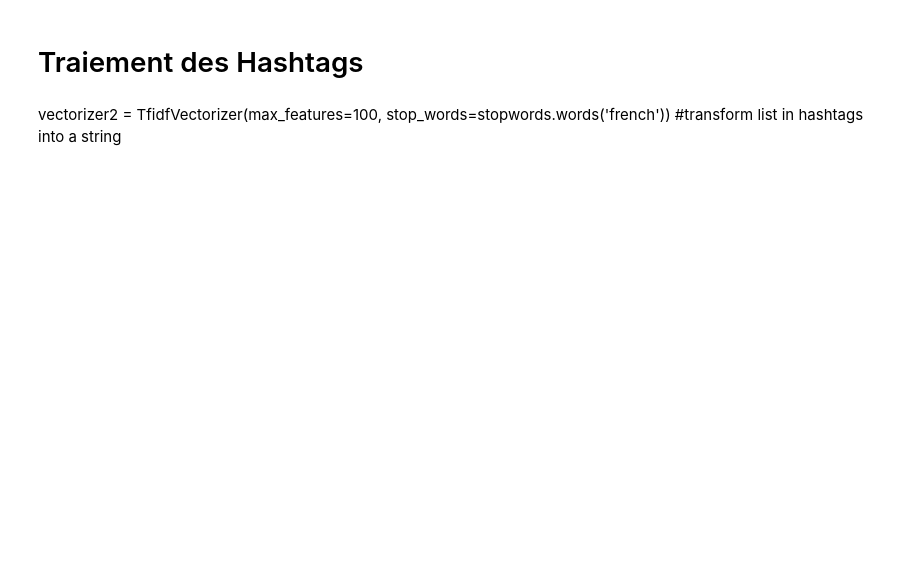
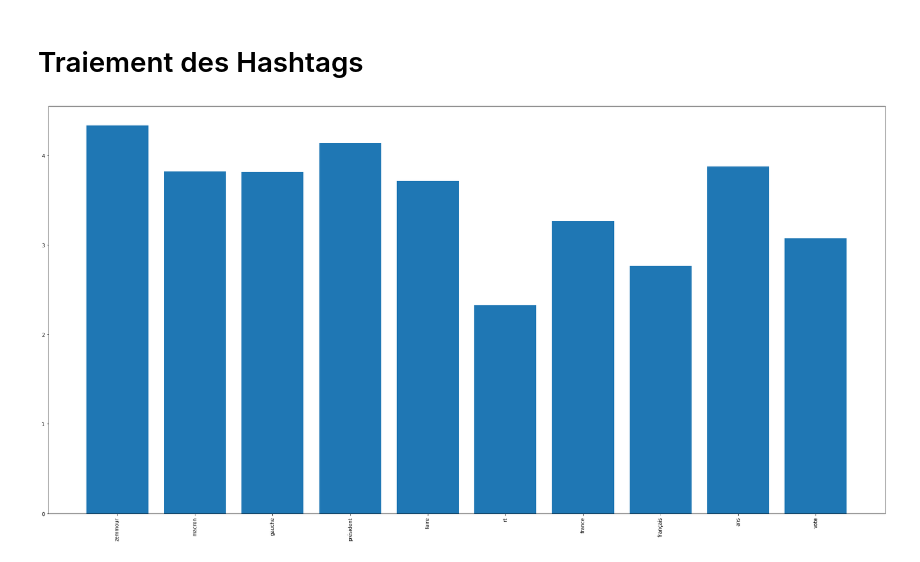
Before and after one commit to antoinegleisberg/INF554_kaggle, a Jupyter notebook: NLP.ipynb, the cells around one changed output. Drawn from its saved outputs; the diff is of its cells as text; code cells hidden in the pictures; blank space fills up the shorter version.

```diff
--- a/NLP.ipynb
+++ b/NLP.ipynb
@@ -354,6 +406,22 @@ Text MLP tfidf 27.056888060193426
 # %% [markdown]
 # Traiement des Hashtags
-# %% [markdown]
-
-vectorizer2 = TfidfVectorizer(max_features=100, stop_words=stopwords.words('french'))
-#transform list in hashtags into a string
+# %%
+
+vectorizer2 = TfidfVectorizer(max_features=100 )
+# show vocabulary
+vectorizer2.fit(X_train['text'])
+# histogram of the vocabulary
+plt.figure(figsize=(30,15))
+plt.bar(range(len(vectorizer2.vocabulary_)), vectorizer2.idf_)
+plt.xticks(range(len(vectorizer2.vocabulary_)), list(vectorizer2.vocabulary_.keys()), rotation=90)
+plt.show()
+
+
+# show document feature vectors
+X_train_tfidf2 = vectorizer2.transform(X_train['text'])
+X_test_tfidf2 = vectorizer2.transform(X_test['text'])
+#Xtrain_tfidf to data frame
+X_train_tfidf2 = pd.DataFrame(X_train_tfidf2.toarray())
+#Xtest_tfidf to data frame
+# %% [output]
+[figure, added]
```
Also changed, not shown: parts of 9 cells of this notebook, 1 other file.
